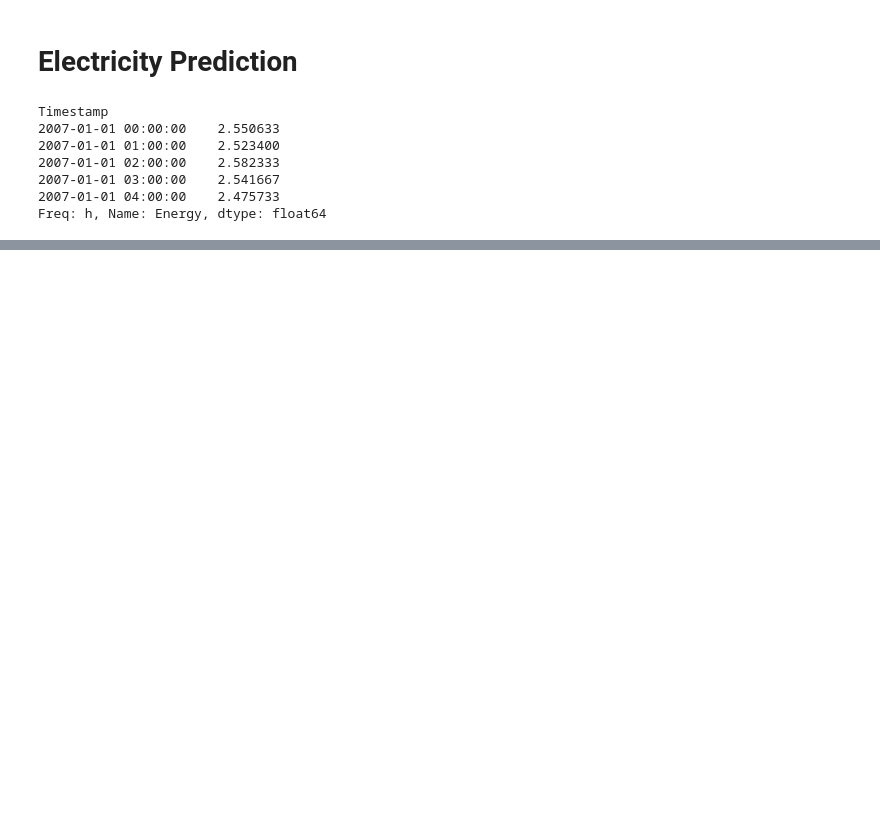
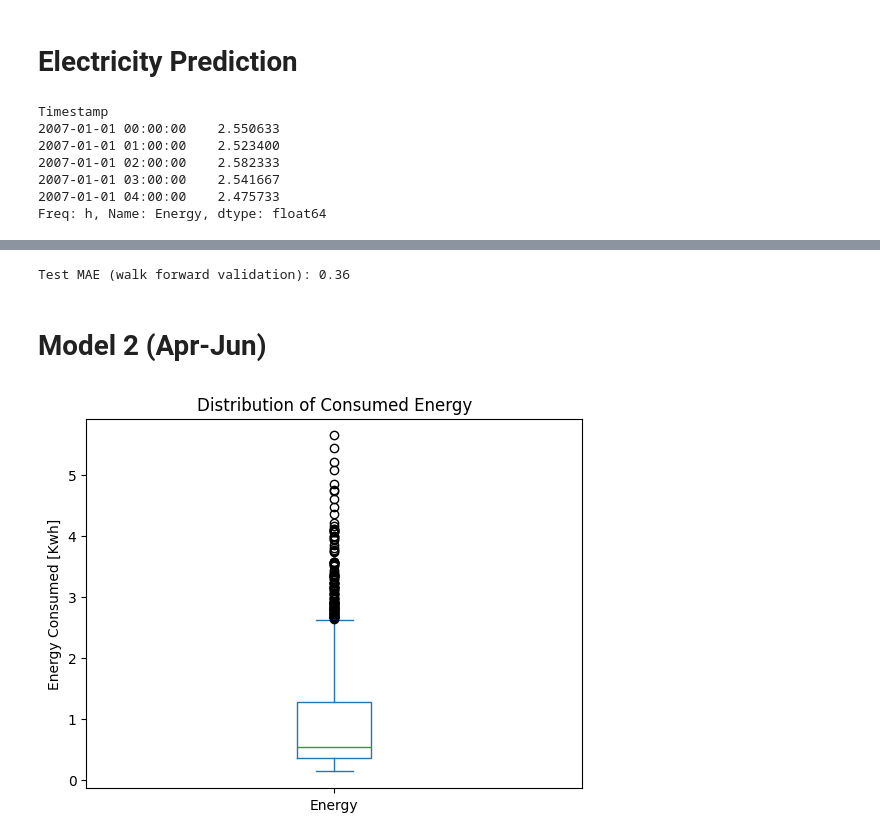
Before and after one commit to Bolajiiii/Electricity-Prediction, a Jupyter notebook: Electricity_Prediction.ipynb, the cells around one changed output, grey strips where cells are left out. Saved outputs shown, nothing was run; the diff lists cells and outputs as text; code cells hidden in the pictures; blank space fills up the shorter version.

```diff
--- a/Electricity_Prediction.ipynb
+++ b/Electricity_Prediction.ipynb
@@ -55,0 +153,5 @@ The spike between May and June may be due to the fact that it is summer and more
+# %%
+test_mae = mean_absolute_error(y_test, y_pred_wfv)
+print(f'Test MAE (walk forward validation): {round(test_mae, 2)}')
+# %% [output]
+Test MAE (walk forward validation): 0.36
@@ -55,0 +166,10 @@ The spike between May and June may be due to the fact that it is summer and more
+# %% [markdown]
+# Model 2 (Apr-Jun)
+# %%
+y_2 = y.loc['2007-04-01': '2007-07-31']
+# %%
+y_2.plot(kind='box')
+plt.ylabel('Energy Consumed [Kwh]')
+plt.title('Distribution of Consumed Energy');
+# %% [output]
+[figure, added]
```
Also changed, not shown: parts of 30 cells of this notebook.
